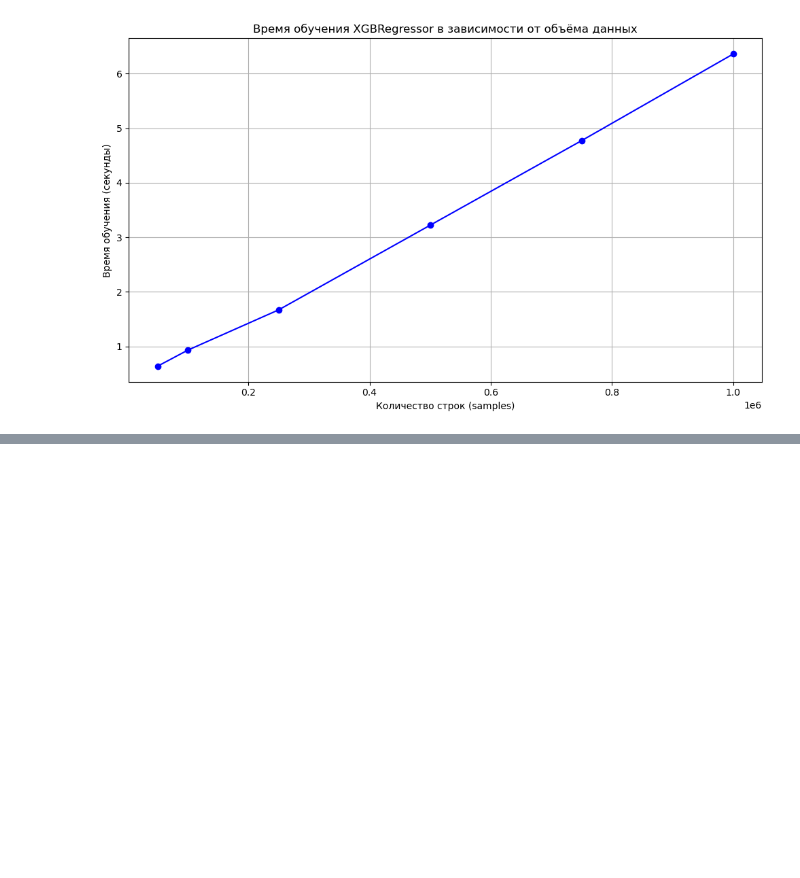
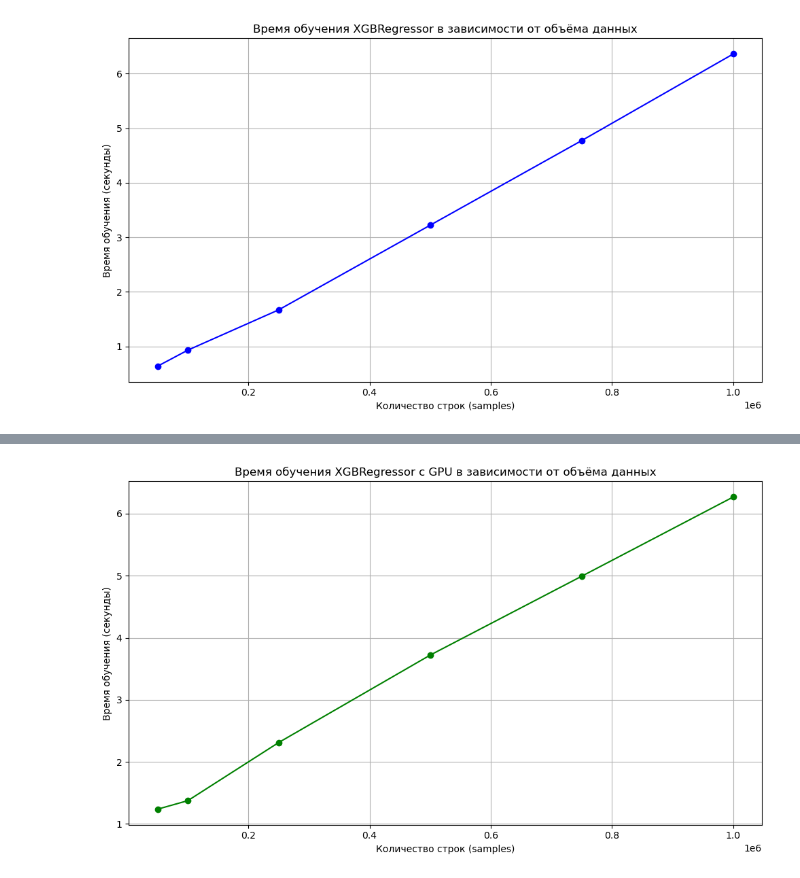
Before and after one commit to 555-F-a-r-id-555/Fundamentals_of_Artificial_Intelligence, a Jupyter notebook: FirstPC/Artificial intelligence.ipynb, the cells around one changed output, grey strips where cells are left out. Saved outputs shown, nothing was run; the diff lists cells and outputs as text; code cells hidden in the pictures; blank space fills up the shorter version.

Commit message:
xgboost_fit_benchmark_v2.csv added

```diff
--- a/FirstPC/Artificial intelligence.ipynb
+++ b/FirstPC/Artificial intelligence.ipynb
@@ -177,3 +177,77 @@ plot_results(fit_results)
 
 ✅ Результаты сохранены в xgboost_fit_benchmark.csv
 [figure]
+# %%
+import numpy as np
+from sklearn.datasets import make_regression
+from xgboost import XGBRegressor
+import matplotlib.pyplot as plt
+from time import time
+import csv
+from datetime import datetime
+import platform
+import subprocess
+
+def get_gpu_name():
+    try:
+        output = subprocess.check_output(["nvidia-smi", "--query-gpu=name", "--format=csv,noheader"])
+        return output.decode('utf-8').strip()
+    except Exception:
+        return "GPU неизвестен или отсутствует"
+
+def measure_fit_time(n_samples_list, n_features=20):
+    times = []
+
+    for n in n_samples_list:
+        print(f"Обработка {n} строк...")
+        X, y = make_regression(n_samples=n, n_features=n_features, noise=0.1)
+
+        model = XGBRegressor(tree_method='gpu_hist', predictor='gpu_predictor', n_jobs=-1, verbosity=0)
+
+        start = time()
+        model.fit(X, y)
+        duration = time() - start
+        times.append((n, duration))
+        print(f"Время обучения (GPU): {duration:.2f} секунд\n")
+
+    return times
+
+def export_to_csv(results, filename="xgboost_gpu_benchmark.csv"):
+    gpu_name = get_gpu_name()
+    timestamp = datetime.now().strftime("%Y-%m-%d %H:%M:%S")
+
+    with open(filename, mode='a', newline='') as file:
+        writer = csv.writer(file)
+        writer.writerow([f"# Test started: {timestamp}, GPU: {gpu_name}"])
+        writer.writerow(["n_samples", "fit_time_seconds"])
+        for n, t in results:
+            writer.writerow([n, round(t, 4)])
+        writer.writerow([])
+
+    print(f"✅ Результаты сохранены в {filename}")
+
+def plot_results(results):
+    samples = [x[0] for x in results]
+    times = [x[1] for x in results]
+
+    plt.figure(figsize=(10, 6))
+    plt.plot(samples, times, marker='o', color='green')
+    plt.title('Время обучения XGBRegressor с GPU в зависимости от объёма данных')
+    plt.xlabel('Количество строк (samples)')
+    plt.ylabel('Время обучения (секунды)')
+    plt.grid(True)
+    plt.tight_layout()
+    plt.show()
+
+# Объёмы данных
+samples = [50_000, 100_000, 250_000, 500_000, 750_000, 1_000_000]
+
+# Запуск замеров
+fit_results = measure_fit_time(samples)
+
+# Экспорт в CSV
+export_to_csv(fit_results)
+
+# Построение графика
+plot_results(fit_results)
+# %% [output]
@@ -179,0 +273 @@ plot_results(fit_results)
+[figure, added]
```
Also changed, not shown: parts of 6 cells of this notebook, 2 other files.
